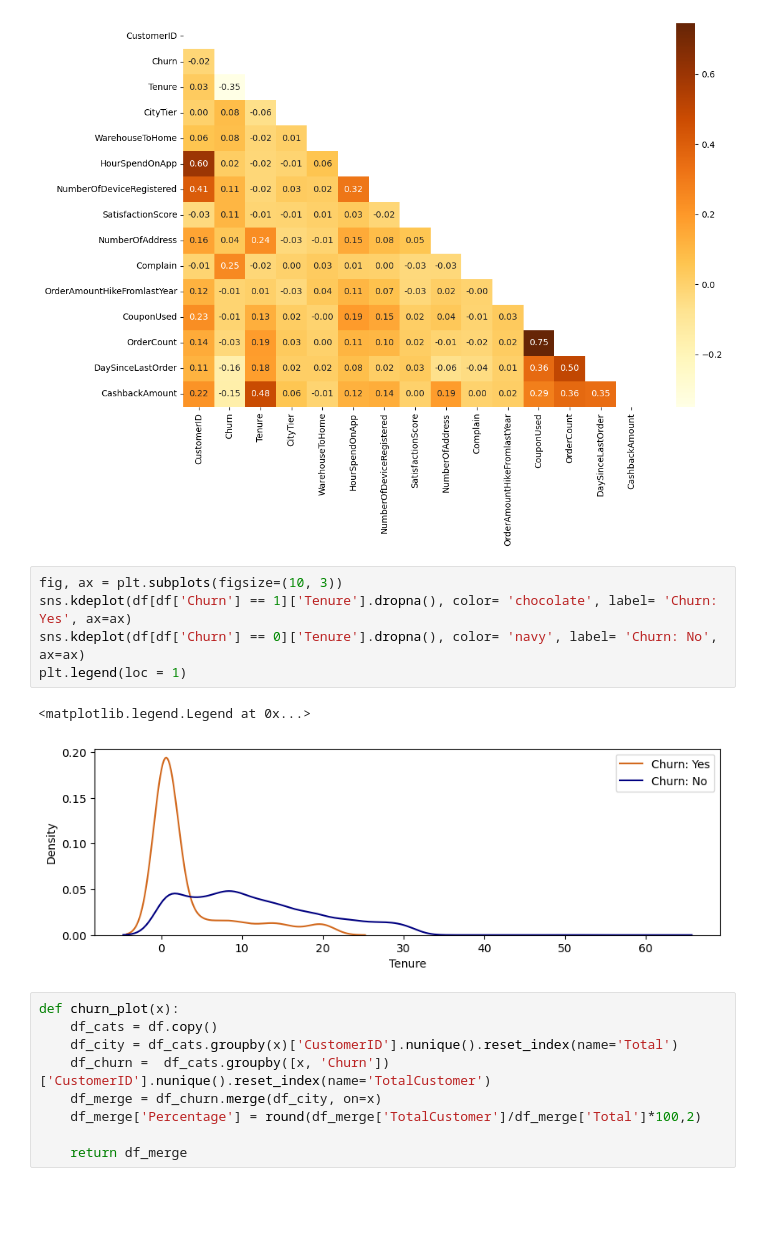
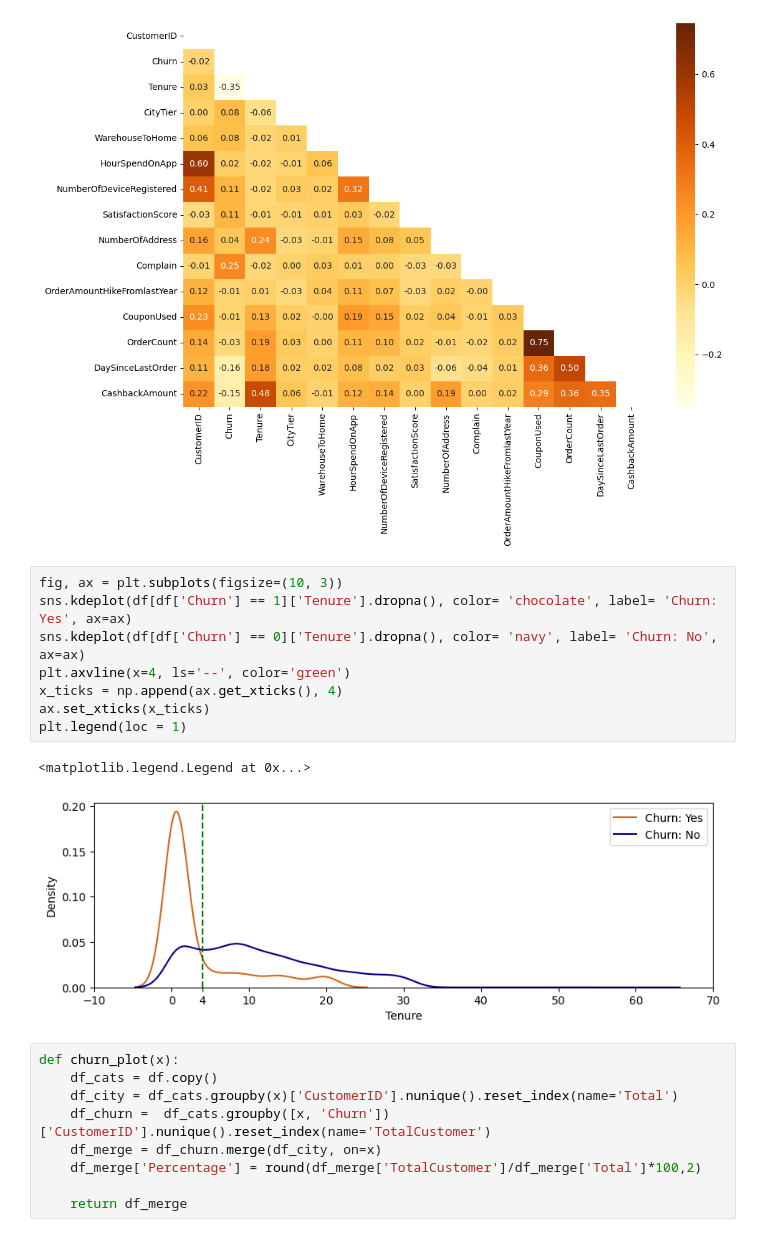
Before and after one commit to helmynaufal/E-commerce-Churn-Prediction, a Jupyter notebook: e-commerce-churn-prediction.ipynb, the cells around one changed output. Cells and saved outputs as stored; diff of their text form; blank space fills up the shorter version.

```diff
--- a/e-commerce-churn-prediction.ipynb
+++ b/e-commerce-churn-prediction.ipynb
@@ -199,11 +201,14 @@ sns.heatmap(df.corr(), mask=mask, annot=True, fmt='.2f', cmap='YlOrBr')
 # %%
 fig, ax = plt.subplots(figsize=(10, 3))
 sns.kdeplot(df[df['Churn'] == 1]['Tenure'].dropna(), color= 'chocolate', label= 'Churn: Yes', ax=ax)
 sns.kdeplot(df[df['Churn'] == 0]['Tenure'].dropna(), color= 'navy', label= 'Churn: No', ax=ax)
+plt.axvline(x=4, ls='--', color='green')
+x_ticks = np.append(ax.get_xticks(), 4)
+ax.set_xticks(x_ticks)
 plt.legend(loc = 1)
 # %% [output]
 <matplotlib.legend.Legend at 0x...>
-[figure, old version]
+[figure, new version]
 # %%
 def churn_plot(x):
     df_cats = df.copy()
```
Also changed, not shown: parts of 13 cells of this notebook.
